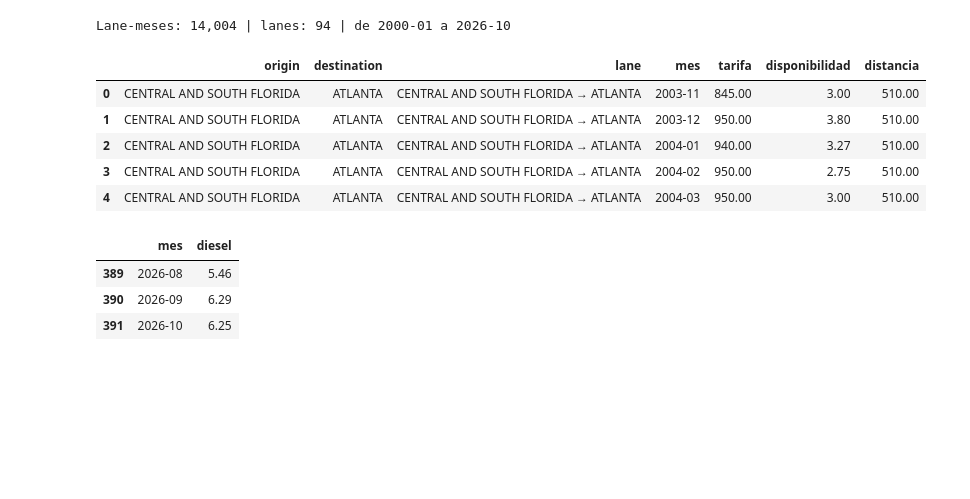
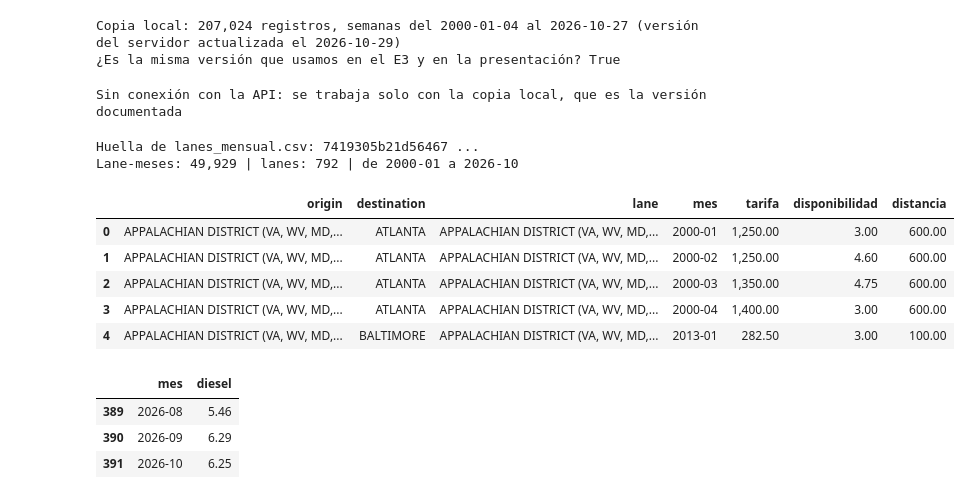
Before and after one commit to jmartinezvogel/reefer-spot-rate-forecasting, a Jupyter notebook: ML_Modelo_Equipo1.ipynb, the cells around one changed output. Saved outputs shown, nothing was run; the diff lists cells and outputs as text; code cells hidden in the pictures; blank space fills up the shorter version.

```diff
--- a/ML_Modelo_Equipo1.ipynb
+++ b/ML_Modelo_Equipo1.ipynb
@@ -93,22 +103,67 @@ Usamos el archivo "lanes_modelo.csv", que tiene las 94 lanes activas con al meno
+# %%
+CARPETA_RAW = "data/raw"
+CARPETA_PROC = "data/processed"
+ARCHIVO_USDA = f"{CARPETA_RAW}/usda_refrigerated_truck_rates_raw.csv.gz"
+ARCHIVO_META = f"{CARPETA_RAW}/usda_metadata.json"
+ARCHIVO_DIESEL = f"{CARPETA_RAW}/eia_diesel_semanal_raw.xls"
+
+# Versión de datos con la que se obtuvieron TODOS los resultados de este notebook (la misma copia local del E3)
+VERSION_ESPERADA = {"registros": 207_024, "primera_semana": "2000-01-04", "ultima_semana": "2026-10-27",
+                    "sha256": "006237410b57a70a9648ca36deb782c8ec4c8de3f5a9f83c72f733b052be6bb9"}
+
+
+def huella(ruta):
+    with open(ruta, "rb") as archivo:
+        return hashlib.sha256(archivo.read()).hexdigest()
+
+
+usda = pd.read_csv(ARCHIVO_USDA, usecols=["date"], parse_dates=["date"])
+with open(ARCHIVO_META) as archivo:
+    actualizacion_servidor = pd.to_datetime(json.load(archivo)["rowsUpdatedAt"], unit="s")
+
+version_local = {"registros": len(usda), "primera_semana": str(usda["date"].min().date()),
+                 "ultima_semana": str(usda["date"].max().date()), "sha256": huella(ARCHIVO_USDA)}
+print(f"Copia local: {version_local['registros']:,} registros, semanas del {version_local['primera_semana']} "
+      f"al {version_local['ultima_semana']} (versión del servidor actualizada el {actualizacion_servidor.date()})")
+print("¿Es la misma versión que usamos en el E3 y en la presentación?", version_local == VERSION_ESPERADA)
+assert version_local == VERSION_ESPERADA, "Los datos no son la versión documentada; los resultados no serían comparables"
+# %% [output]
+Copia local: 207,024 registros, semanas del 2000-01-04 al 2026-10-27 (versión del servidor actualizada el 2026-10-29)
+¿Es la misma versión que usamos en el E3 y en la presentación? True
+# %%
+# Opcional: con internet, confirmamos que la diferencia con el servidor son solo semanas publicadas después de la descarga
+URL_USDA = "https://agtransport.usda.gov/resource/acar-e3r8.json"
+try:
+    total = requests.get(URL_USDA, params={"$select": "count(*) AS n"}, headers={"User-Agent": "Mozilla/5.0"}, timeout=30).json()[0]["n"]
+    hasta_corte = requests.get(URL_USDA, params={"$select": "count(*) AS n",
+                                                 "$where": f"date <= '{VERSION_ESPERADA['ultima_semana']}T00:00:00'"},
+                               headers={"User-Agent": "Mozilla/5.0"}, timeout=30).json()[0]["n"]
+    print(f"Registros en el servidor hoy: {int(total):,}")
+    print(f"Registros en el servidor hasta el {VERSION_ESPERADA['ultima_semana']}: {int(hasta_corte):,} "
+          f"(¿igual a la copia local? {int(hasta_corte) == VERSION_ESPERADA['registros']})")
+except (requests.RequestException, KeyError, ValueError, IndexError):
+    print("Sin conexión con la API: se trabaja solo con la copia local, que es la versión documentada")
+# %% [output]
+Sin conexión con la API: se trabaja solo con la copia local, que es la versión documentada
 # %%
-CARPETA_PROC = "data/processed"
-ARCHIVO_DIESEL = "data/raw/eia_diesel_semanal_raw.xls"
-
-base = pd.read_csv(f"{CARPETA_PROC}/lanes_modelo.csv")
+# Panel mensual del E3 con TODAS las lanes (792); la selección de lanes ahora se hace en cada corte (sección 3.3)
+base = pd.read_csv(f"{CARPETA_PROC}/lanes_mensual.csv")
 base["mes"] = pd.PeriodIndex(base["mes"], freq="M")
+print("Huella de lanes_mensual.csv:", huella(f"{CARPETA_PROC}/lanes_mensual.csv")[:16], "...")
 
 # Nos quedamos con las columnas originales; los rezagos los volvemos a construir aquí
 base = base[["origin", "destination", "lane", "mes", "tarifa", "disponibilidad", "distancia"]]
 print(f"Lane-meses: {len(base):,} | lanes: {base['lane'].nunique()} | de {base['mes'].min()} a {base['mes'].max()}")
 base.head()
 # %% [output]
-Lane-meses: 14,004 | lanes: 94 | de 2000-01 a 2026-10
+Huella de lanes_mensual.csv: 7419305b21d56467 ...
+Lane-meses: 49,929 | lanes: 792 | de 2000-01 a 2026-10
 |  | origin | destination | lane | mes | tarifa | disponibilidad | distancia |
-| 0 | CENTRAL AND SOUTH FLORIDA | ATLANTA | CENTRAL AND SOUTH FLORIDA → ATLANTA | 2003-11 | 845.00 | 3.00 | 510.00 |
-| 1 | CENTRAL AND SOUTH FLORIDA | ATLANTA | CENTRAL AND SOUTH FLORIDA → ATLANTA | 2003-12 | 950.00 | 3.80 | 510.00 |
-| 2 | CENTRAL AND SOUTH FLORIDA | ATLANTA | CENTRAL AND SOUTH FLORIDA → ATLANTA | 2004-01 | 940.00 | 3.27 | 510.00 |
-| 3 | CENTRAL AND SOUTH FLORIDA | ATLANTA | CENTRAL AND SOUTH FLORIDA → ATLANTA | 2004-02 | 950.00 | 2.75 | 510.00 |
-| 4 | CENTRAL AND SOUTH FLORIDA | ATLANTA | CENTRAL AND SOUTH FLORIDA → ATLANTA | 2004-03 | 950.00 | 3.00 | 510.00 |
+| 0 | APPALACHIAN DISTRICT (VA, WV, MD,... | ATLANTA | APPALACHIAN DISTRICT (VA, WV, MD,... | 2000-01 | 1,250.00 | 3.00 | 600.00 |
+| 1 | APPALACHIAN DISTRICT (VA, WV, MD,... | ATLANTA | APPALACHIAN DISTRICT (VA, WV, MD,... | 2000-02 | 1,250.00 | 4.60 | 600.00 |
+| 2 | APPALACHIAN DISTRICT (VA, WV, MD,... | ATLANTA | APPALACHIAN DISTRICT (VA, WV, MD,... | 2000-03 | 1,350.00 | 4.75 | 600.00 |
+| 3 | APPALACHIAN DISTRICT (VA, WV, MD,... | ATLANTA | APPALACHIAN DISTRICT (VA, WV, MD,... | 2000-04 | 1,400.00 | 3.00 | 600.00 |
+| 4 | APPALACHIAN DISTRICT (VA, WV, MD,... | BALTIMORE | APPALACHIAN DISTRICT (VA, WV, MD,... | 2013-01 | 282.50 | 3.00 | 100.00 |
 # %%
 # Diésel: promedio mensual a partir del archivo semanal de la EIA que descargamos en el E3
 diesel_raw = pd.read_excel(ARCHIVO_DIESEL, sheet_name="Data 1", skiprows=2).iloc[:, :2]
```
Also changed, not shown: parts of 51 cells of this notebook, 4 other files.
